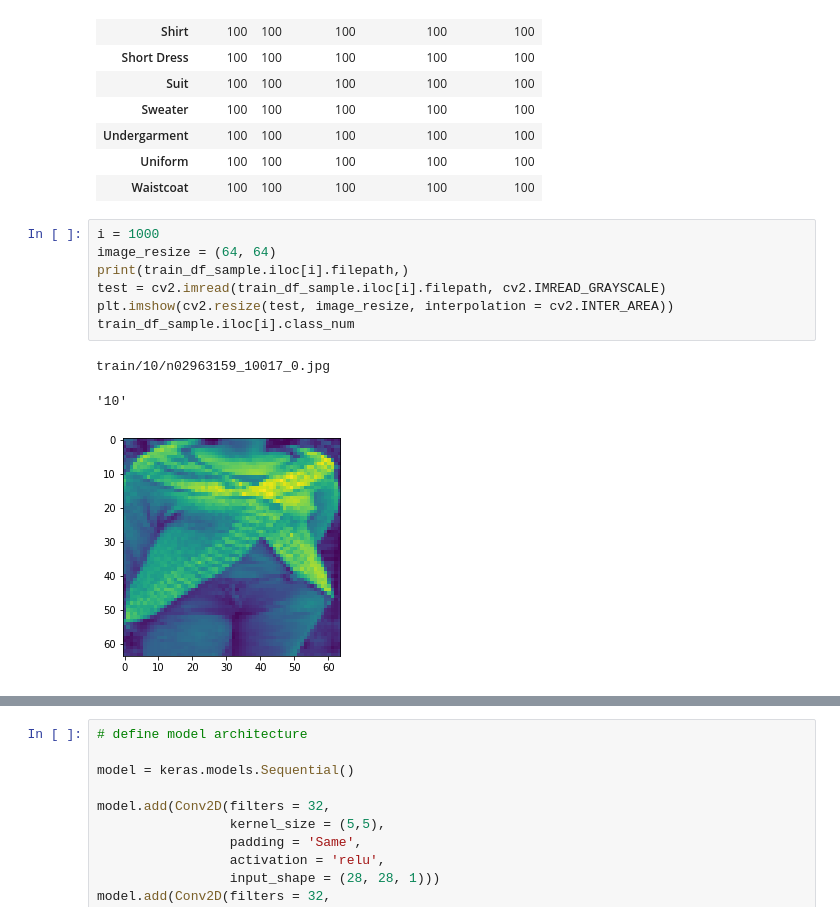
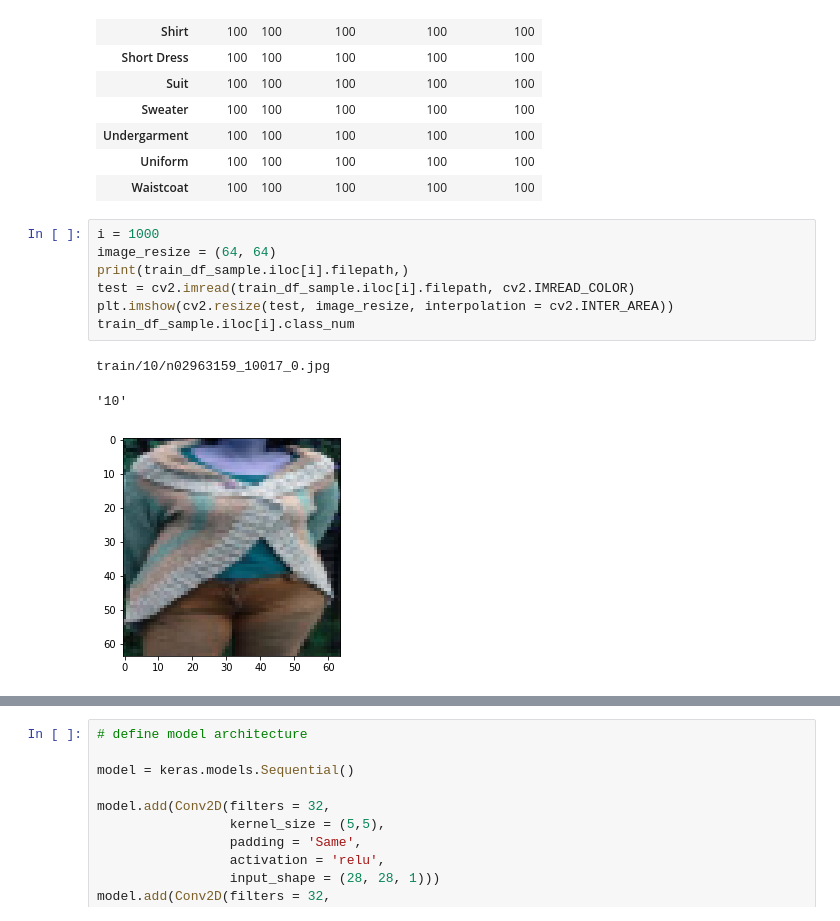
Before and after one commit to rohannanaware/Machine-Learning, a Jupyter notebook: HackerEarth/Caavo Computer Vision Challenge/caavo-cv.ipynb, the cells around one changed output, grey strips where cells are left out. Drawn from its saved outputs; the diff is of its cells as text.

```diff
--- a/HackerEarth/Caavo Computer Vision Challenge/caavo-cv.ipynb
+++ b/HackerEarth/Caavo Computer Vision Challenge/caavo-cv.ipynb
@@ -158,11 +159,11 @@ Shape of sample dataframe : (1500, 6)
 # %%
 i = 1000
 image_resize = (64, 64)
 print(train_df_sample.iloc[i].filepath,)
-test = cv2.imread(train_df_sample.iloc[i].filepath, cv2.IMREAD_GRAYSCALE)
+test = cv2.imread(train_df_sample.iloc[i].filepath, cv2.IMREAD_COLOR)
 plt.imshow(cv2.resize(test, image_resize, interpolation = cv2.INTER_AREA))
 train_df_sample.iloc[i].class_num
 # %% [output]
 train/10/n02963159_10017_0.jpg
 '10'
-[figure, old version]
+[figure, new version]
```
Also changed, not shown: parts of 11 cells of this notebook.
